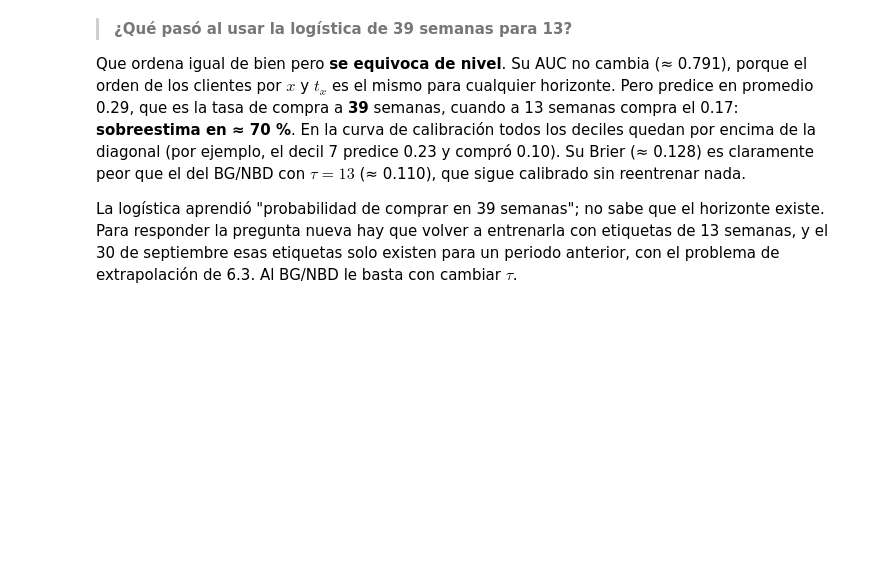
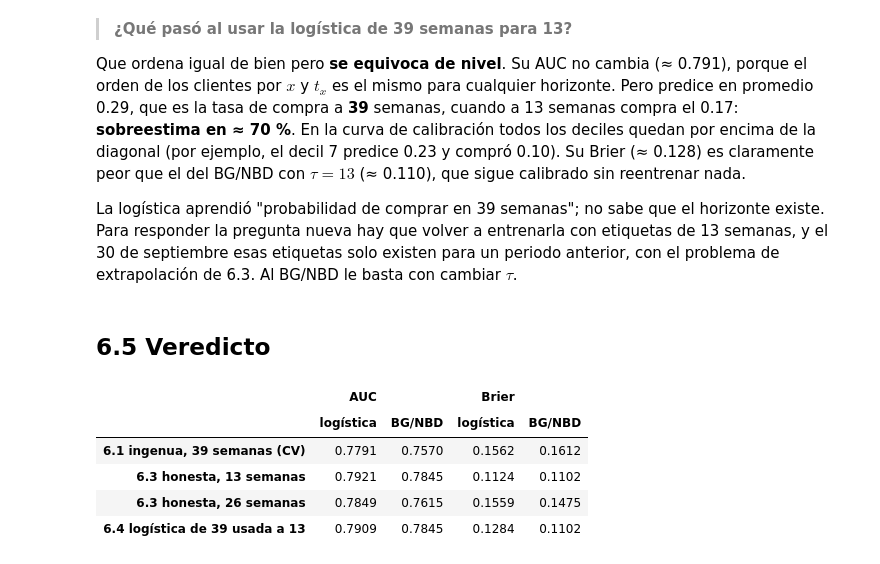
Before and after one commit to SSIsa14/contando-clientes-btyd, a Jupyter notebook: notebooks/06_logistica.ipynb, the cells around one changed output. Saved outputs shown, nothing was run; the diff lists cells and outputs as text; code cells hidden in the pictures; blank space fills up the shorter version.

Commit message:
Parte 6: veredicto entre la logística y el BG/NBD (6.5)
Tabla resumen de los cuatro escenarios y párrafo de conclusión.

```diff
--- a/notebooks/06_logistica.ipynb
+++ b/notebooks/06_logistica.ipynb
@@ -295,3 +295,24 @@ grafica_calibracion(cal_64, "6.4 · Calibración a 13 semanas", "parte6_calibrac
 Que ordena igual de bien pero **se equivoca de nivel**. Su AUC no cambia (≈ 0.791), porque el orden de los clientes por $x$ y $t_x$ es el mismo para cualquier horizonte. Pero predice en promedio 0.29, que es la tasa de compra a **39** semanas, cuando a 13 semanas compra el 0.17: **sobreestima en ≈ 70 %**. En la curva de calibración todos los deciles quedan por encima de la diagonal (por ejemplo, el decil 7 predice 0.23 y compró 0.10). Su Brier (≈ 0.128) es claramente peor que el del BG/NBD con $\tau = 13$ (≈ 0.110), que sigue calibrado sin reentrenar nada.
 
 La logística aprendió "probabilidad de comprar en 39 semanas"; no sabe que el horizonte existe. Para responder la pregunta nueva hay que volver a entrenarla con etiquetas de 13 semanas, y el 30 de septiembre esas etiquetas solo existen para un periodo anterior, con el problema de extrapolación de 6.3. Al BG/NBD le basta con cambiar $\tau$.
+# %% [markdown]
+## 6.5 Veredicto
+# %%
+pd.DataFrame({
+    ("AUC", "logística"): [cv["AUC logística"].mean(), tabla_13.loc["Logística honesta", "AUC"],
+                           tabla_26.loc["Logística honesta", "AUC"], roc_auc_score(z_13, prob_log_39)],
+    ("AUC", "BG/NBD"): [cv["AUC BG/NBD"].mean(), tabla_13.loc["BG/NBD", "AUC"],
+                        tabla_26.loc["BG/NBD", "AUC"], roc_auc_score(z_13, prob_bg_13)],
+    ("Brier", "logística"): [cv["Brier logística"].mean(), tabla_13.loc["Logística honesta", "Brier"],
+                             tabla_26.loc["Logística honesta", "Brier"], brier_score_loss(z_13, prob_log_39)],
+    ("Brier", "BG/NBD"): [cv["Brier BG/NBD"].mean(), tabla_13.loc["BG/NBD", "Brier"],
+                          tabla_26.loc["BG/NBD", "Brier"], brier_score_loss(z_13, prob_bg_13)],
+}, index=["6.1 ingenua, 39 semanas (CV)", "6.3 honesta, 13 semanas", "6.3 honesta, 26 semanas",
+          "6.4 logística de 39 usada a 13"]).round(4)
+# %% [output]
+|  | AUC |  | Brier |  |
+|  | logística | BG/NBD | logística | BG/NBD |
+| 6.1 ingenua, 39 semanas (CV) | 0.7791 | 0.7570 | 0.1562 | 0.1612 |
+| 6.3 honesta, 13 semanas | 0.7921 | 0.7845 | 0.1124 | 0.1102 |
+| 6.3 honesta, 26 semanas | 0.7849 | 0.7615 | 0.1559 | 0.1475 |
+| 6.4 logística de 39 usada a 13 | 0.7909 | 0.7845 | 0.1284 | 0.1102 |
```
Also changed, not shown: parts of 1 cell of this notebook.
